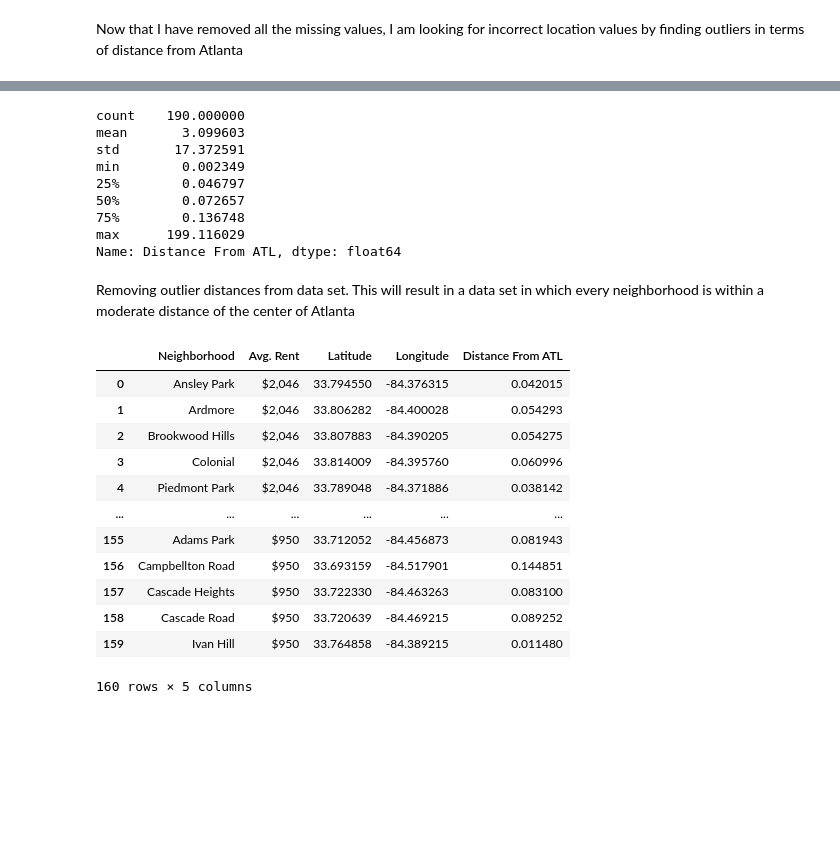
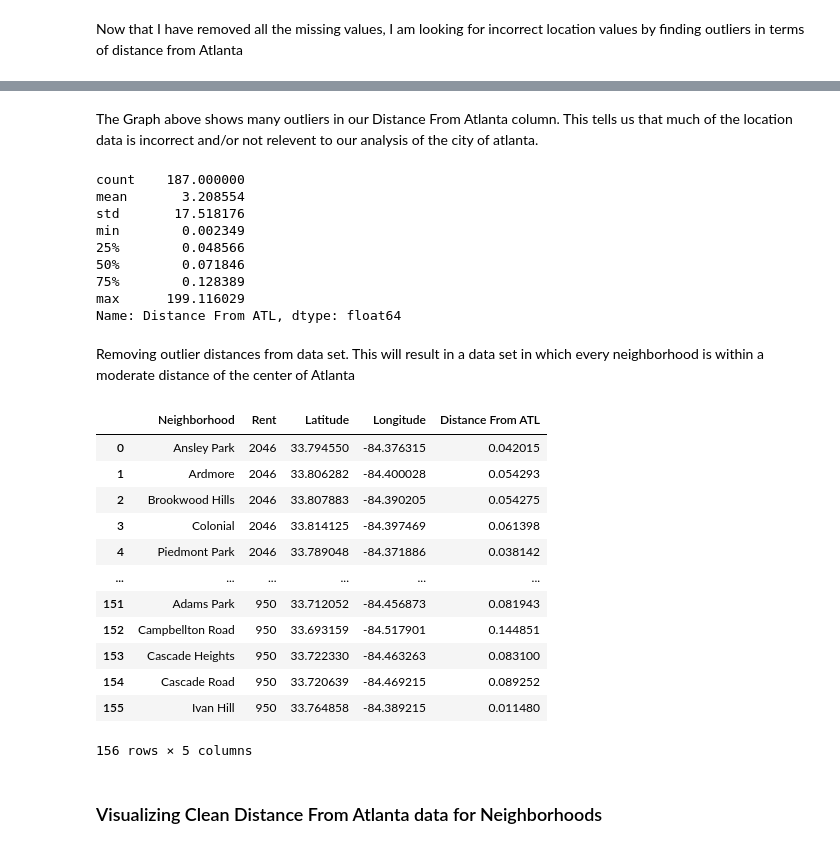
Before and after one commit to alonb235/Coursera_Capstone, a Jupyter notebook: Final Capstone Notebook.ipynb, the cells around one changed output, grey strips where cells are left out. Drawn from its saved outputs; the diff is of its cells as text; code cells hidden in the pictures; blank space fills up the shorter version.

```diff
--- a/Final Capstone Notebook.ipynb
+++ b/Final Capstone Notebook.ipynb
@@ -59,6 +61,7 @@ lst = zip(neighborhoods, rents)
 
 # creating dataframe containing list data
 df = pd.DataFrame(lst, columns = ["Neighborhood", "Avg. Rent"])
+df.loc[:,"Avg. Rent"] = df["Avg. Rent"].replace('[\$,]', '', regex=True).astype(int)
 df
 # %% [output]
 632
@@ -213,13 +225,15 @@ new_df
+# %% [markdown]
+The Graph above shows many outliers in our Distance From Atlanta column. This tells us that much of the location data is incorrect and/or not relevent to our analysis of the city of atlanta.
 # %%
 new_df["Distance From ATL"].describe()
 # %% [output]
-count    190.000000
-mean       3.099603
-std       17.372591
+count    187.000000
+mean       3.208554
+std       17.518176
 min        0.002349
-25%        0.046797
-50%        0.072657
-75%        0.136748
+25%        0.048566
+50%        0.071846
+75%        0.128389
 max      199.116029
 Name: Distance From ATL, dtype: float64
 # %% [markdown]
@@ -227,22 +241,25 @@ Removing outlier distances from data set. This will result in a data set in whic
 # %%
 # Defining an outlier as anything greater than 1.5 * 75th percentile
 outlier = 0.136748 * 1.5
 
 indexes = new_df[new_df["Distance From ATL"] > outlier].index
 new_df.drop(indexes, inplace=True)
 clean_df = new_df.drop_duplicates()
+clean_df.rename(columns={"Avg. Rent":"Rent"}, inplace=True)
 clean_df.reset_index(drop=True)
 # %% [output]
-|  | Neighborhood | Avg. Rent | Latitude | Longitude | Distance From ATL |
-| 0 | Ansley Park | $2,046 | 33.794550 | -84.376315 | 0.042015 |
-| 1 | Ardmore | $2,046 | 33.806282 | -84.400028 | 0.054293 |
-| 2 | Brookwood Hills | $2,046 | 33.807883 | -84.390205 | 0.054275 |
-| 3 | Colonial | $2,046 | 33.814009 | -84.395760 | 0.060996 |
-| 4 | Piedmont Park | $2,046 | 33.789048 | -84.371886 | 0.038142 |
+|  | Neighborhood | Rent | Latitude | Longitude | Distance From ATL |
+| 0 | Ansley Park | 2046 | 33.794550 | -84.376315 | 0.042015 |
+| 1 | Ardmore | 2046 | 33.806282 | -84.400028 | 0.054293 |
+| 2 | Brookwood Hills | 2046 | 33.807883 | -84.390205 | 0.054275 |
+| 3 | Colonial | 2046 | 33.814125 | -84.397469 | 0.061398 |
+| 4 | Piedmont Park | 2046 | 33.789048 | -84.371886 | 0.038142 |
 | ... | ... | ... | ... | ... | ... |
-| 155 | Adams Park | $950 | 33.712052 | -84.456873 | 0.081943 |
-| 156 | Campbellton Road | $950 | 33.693159 | -84.517901 | 0.144851 |
-| 157 | Cascade Heights | $950 | 33.722330 | -84.463263 | 0.083100 |
-| 158 | Cascade Road | $950 | 33.720639 | -84.469215 | 0.089252 |
-| 159 | Ivan Hill | $950 | 33.764858 | -84.389215 | 0.011480 |
+| 151 | Adams Park | 950 | 33.712052 | -84.456873 | 0.081943 |
+| 152 | Campbellton Road | 950 | 33.693159 | -84.517901 | 0.144851 |
+| 153 | Cascade Heights | 950 | 33.722330 | -84.463263 | 0.083100 |
+| 154 | Cascade Road | 950 | 33.720639 | -84.469215 | 0.089252 |
+| 155 | Ivan Hill | 950 | 33.764858 | -84.389215 | 0.011480 |
-160 rows × 5 columns
+156 rows × 5 columns
+# %% [markdown]
+### Visualizing Clean Distance From Atlanta data for Neighborhoods
```
Also changed, not shown: parts of 111 cells of this notebook.
